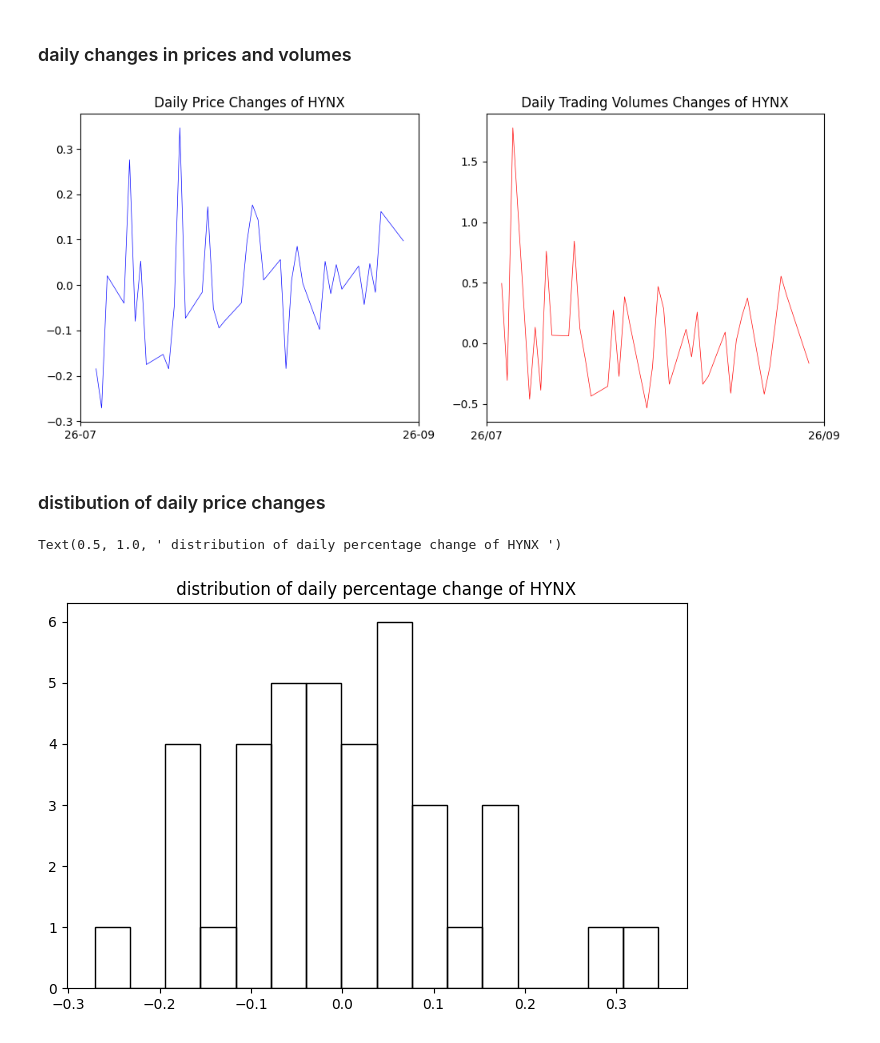
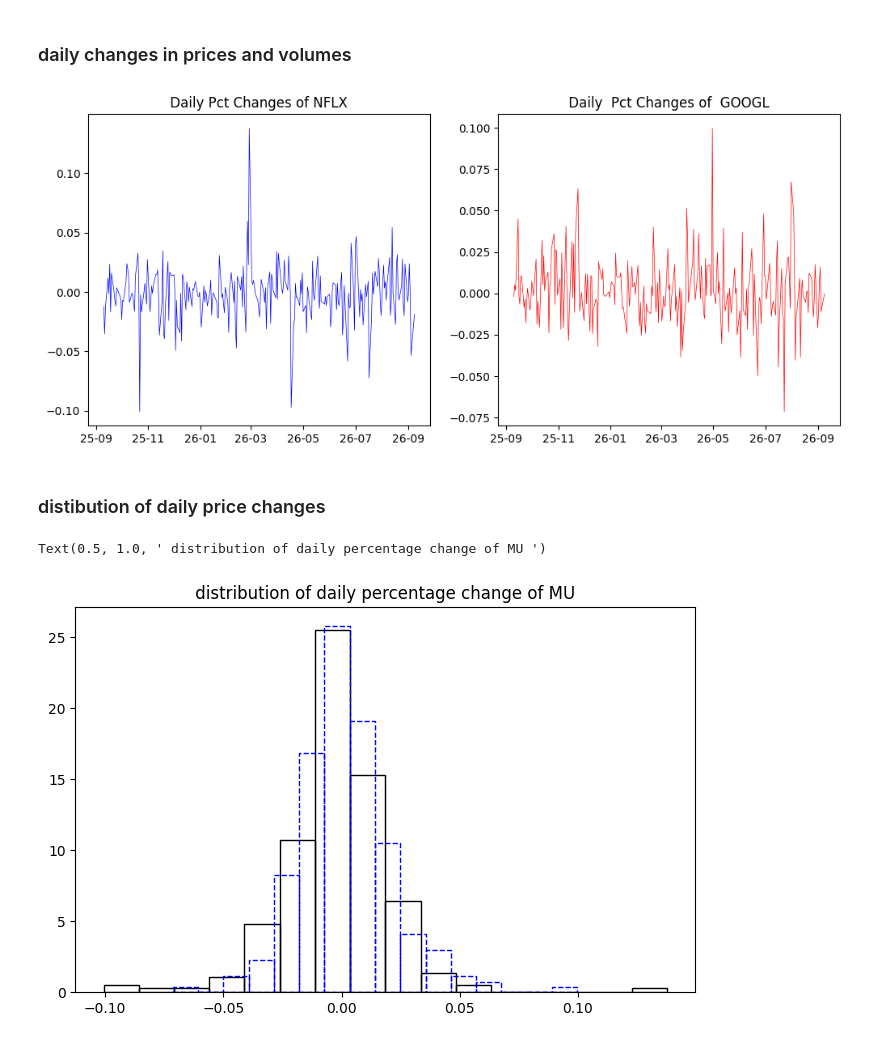
Before and after one commit to bahn28/salad, a Jupyter notebook: az_nyse_001.ipynb, the cells around one changed output. Cells and saved outputs as stored; diff of their text form; code cells hidden in the pictures.

```diff
--- a/az_nyse_001.ipynb
+++ b/az_nyse_001.ipynb
@@ -50,7 +50,7 @@ import pandas as pd
 import yfinance as yf
 
 # 1. 나스닥 주요 상위 종목 티커 리스트 정의
-tickers = ["AAPL", "MSFT", "NVDA", "AMZN", "META", "GOOGL", "TSLA", "AVGO", "COST", "NFLX"]
+tickers = ["AAPL", "MSFT", "NVDA", "AMZN", "META", "GOOGL", "TSLA", "AVGO", "COST", "NFLX", "SKHY", "MU"]
 stock_data = []
 
 # 2. 각 종목의 세부 정보 가져오기
@@ -155,13 +155,9 @@ level, differences, percentage changes
 yymmdd = df_dat.index   # 자료를 불러올 때, 자동으로 기준 인덱스로 설정된다고 함.
 yymmdd = pd.to_datetime( yymmdd )
 
-stck_prc = df_dat['Close']
-stck_prc_dff = stck_prc.diff()
-stck_prc_pct = stck_prc.pct_change()
-
-stck_vlm = df_dat['Volume']
-stck_vlm_dff = stck_vlm.diff()
-stck_vlm_pct = stck_vlm.pct_change()
+stck_prc_1= df_dat_cls['NFLX']
+stck_prc_2 = df_dat_cls['GOOGL']
+#stck_prc_pct = stck_prc.pct_change()
 # %% [markdown]
 ### time series plots
 daily prices
@@ -178,27 +165,29 @@ Text(0.5, 1.0, ' Closing Prices of HYNX ')
 ### daily changes in prices and volumes
 # %%
 
-fig, axes = plt.subplots(nrows=1, ncols=2, figsize=(12, 5))
+fig, axes = plt.subplots(nrows=1, ncols=2, figsize=(12, 5), sharex=True)
 #axes[0].plot(yymmdd, stck_prc, color='blue', linewidth=0.5)
-axes[0].plot(yymmdd, stck_prc_pct, color='blue', linewidth=0.5)
+axes[0].plot(yymmdd, stck_prc_1.pct_change(), color='blue', linewidth=0.5)
 #axes[1].plot(yymmdd, stck_vlm, color='red', linewidth=0.5)
-axes[1].plot(yymmdd, stck_vlm_pct, color='red', linewidth=0.5)
+axes[1].plot(yymmdd, stck_prc_2.pct_change(), color='red', linewidth=0.5)
+
 # axes[0].set_title(f" Closing Prices of {ticker} ")
-axes[0].set_title(f" Daily Price Changes of {ticker} ")
-axes[1].set_title(f" Daily Trading Volumes Changes of {ticker} ")
-axes[0].xaxis.set_major_locator(mdates.MonthLocator(interval=12))
+axes[0].set_title(f" Daily Pct Changes of NFLX ")
+axes[1].set_title(f" Daily  Pct Changes of  GOOGL ")
+axes[0].xaxis.set_major_locator(mdates.MonthLocator(interval=2))
 axes[0].xaxis.set_major_formatter(mdates.DateFormatter('%y-%m'))
-axes[1].xaxis.set_major_locator(mdates.MonthLocator(interval=12))
-axes[1].xaxis.set_major_formatter(mdates.DateFormatter('%y/%m'))
+#axes[1].xaxis.set_major_locator(mdates.MonthLocator(interval=2))
+#axes[1].xaxis.set_major_formatter(mdates.DateFormatter('%y/%m'))
 # %% [output]
-[figure, old version]
+[figure, new version]
 # %% [markdown]
 ### distibution of daily price changes
 # %%
 
 plt.figure(figsize=(8, 5))
-plt.hist(stck_prc_pct, color='blue', linewidth=1, bins = 16, facecolor='None', edgecolor='black')
+plt.hist(stck_prc_1.pct_change(), color='blue', linewidth=1, bins = 16, facecolor='None', edgecolor='black', density=True)
+plt.hist(stck_prc_2.pct_change(), color='blue', linewidth=1, bins = 16, facecolor='None', edgecolor='blue', density=True, linestyle='--')
 plt.title(f" distribution of daily percentage change of {ticker} ")
 # %% [output]
-Text(0.5, 1.0, ' distribution of daily percentage change of HYNX ')
+Text(0.5, 1.0, ' distribution of daily percentage change of MU ')
-[figure, old version]
+[figure, new version]
```
Also changed, not shown: parts of 3 cells of this notebook.
